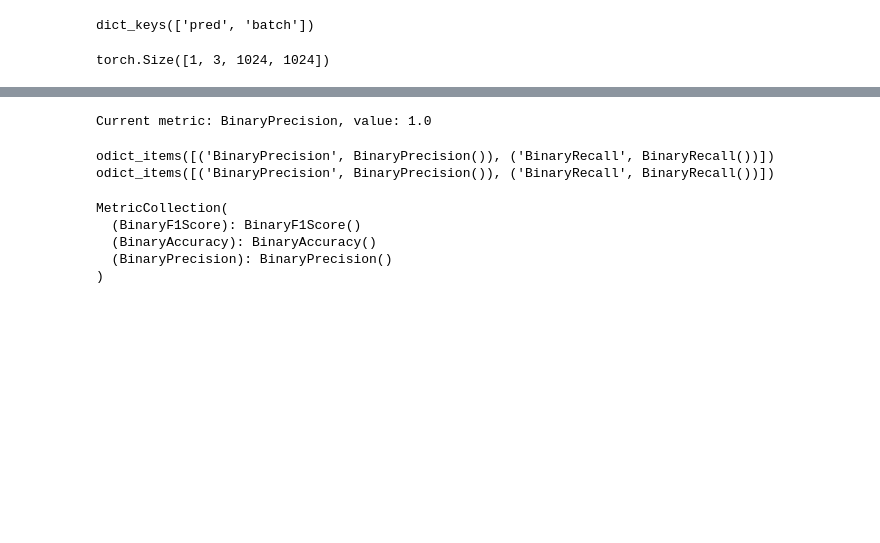
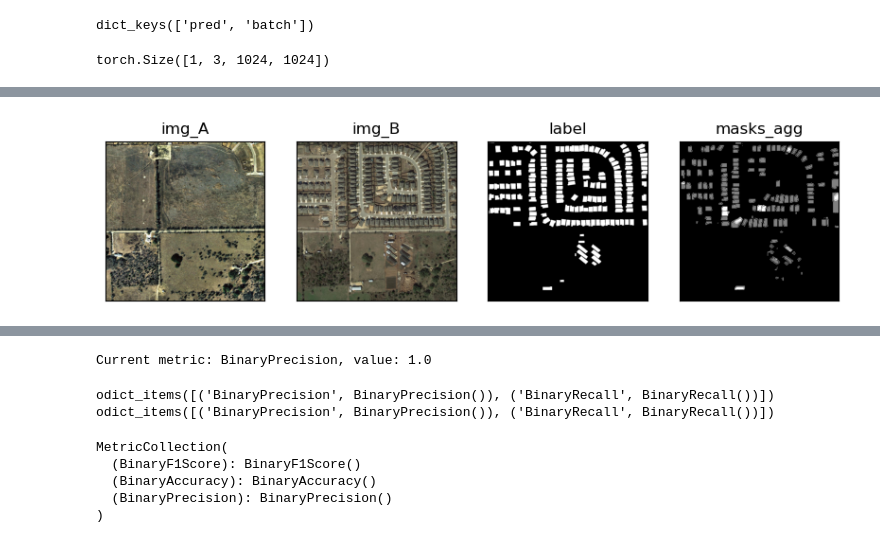
Before and after one commit to brustt/stylo_magique_intership_ign, a Jupyter notebook: notebooks/inference/run_inference.ipynb, the cells around one changed output, grey strips where cells are left out. Saved outputs shown, nothing was run; the diff lists cells and outputs as text; code cells hidden in the pictures; blank space fills up the shorter version.

```diff
--- a/notebooks/inference/run_inference.ipynb
+++ b/notebooks/inference/run_inference.ipynb
@@ -190,0 +293,5 @@ def plot_metrics_units_px(tp, fp, fn, title="Metrics Overlay"):
+# %%
+# th 50
+show_prediction_sample(output)
+# %% [output]
+[figure, added]
```
Also changed, not shown: parts of 16 cells of this notebook, 10 other files.
